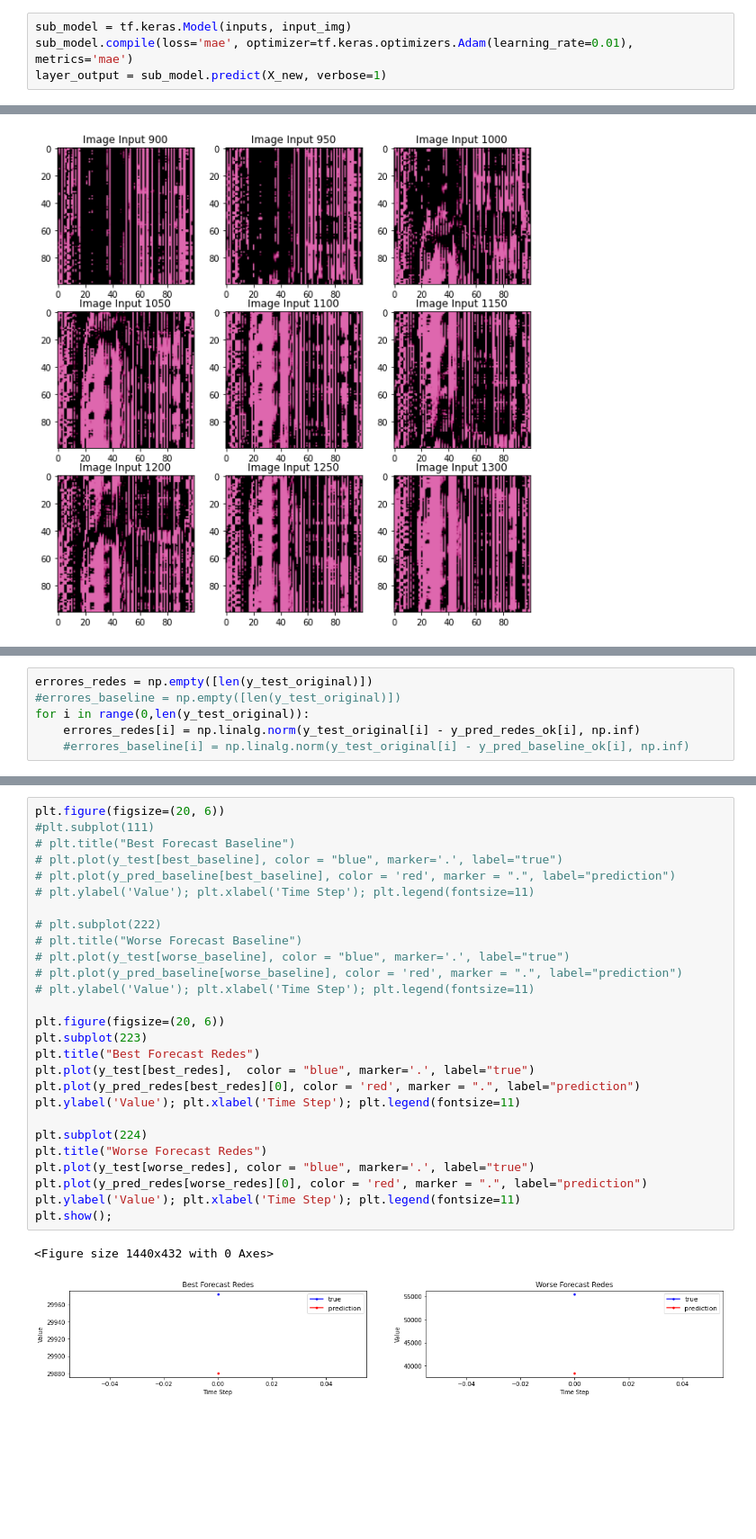
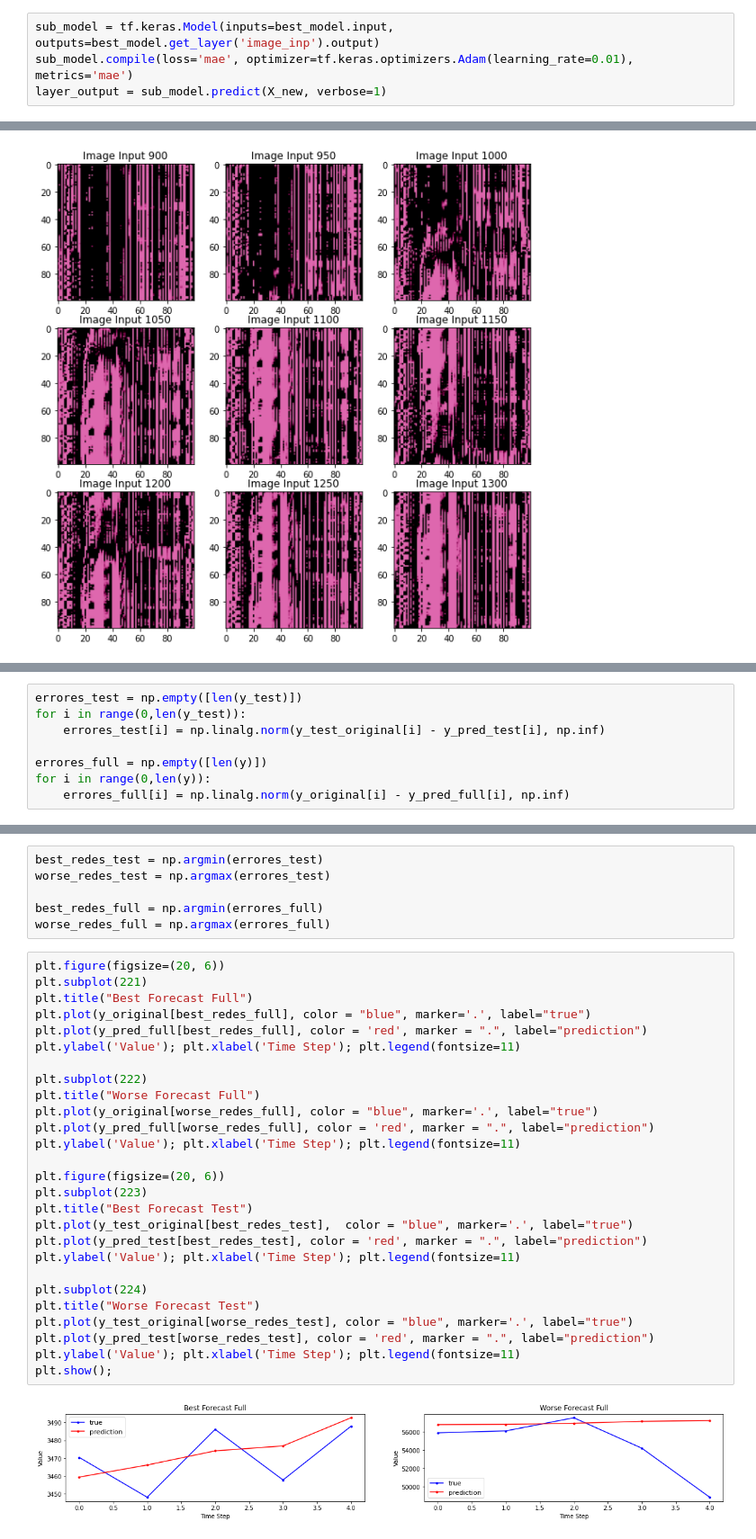
Before and after one commit to aldofranco91/Trading, a Jupyter notebook: Conv_Regression_ResNet_Jaime.ipynb, the cells around one changed output, grey strips where cells are left out. Shown at 90% size. Cells and saved outputs as stored; diff of their text form; blank space fills up the shorter version.

```diff
--- a/Conv_Regression_ResNet_Jaime.ipynb
+++ b/Conv_Regression_ResNet_Jaime.ipynb
@@ -397,5 +398,5 @@ Images created by the network
 # %%
-sub_model = tf.keras.Model(inputs, input_img)
+sub_model = tf.keras.Model(inputs=best_model.input, outputs=best_model.get_layer('image_inp').output)
 sub_model.compile(loss='mae', optimizer=tf.keras.optimizers.Adam(learning_rate=0.01), metrics='mae')
 layer_output = sub_model.predict(X_new, verbose=1)
 # %% [output]
@@ -458,7 +461,9 @@ y_pred_redes_ok = y_pred_redes
 # %%
-errores_redes = np.empty([len(y_test_original)])
-#errores_baseline = np.empty([len(y_test_original)])
-for i in range(0,len(y_test_original)):
-    errores_redes[i] = np.linalg.norm(y_test_original[i] - y_pred_redes_ok[i], np.inf)
-    #errores_baseline[i] = np.linalg.norm(y_test_original[i] - y_pred_baseline_ok[i], np.inf)
+errores_test = np.empty([len(y_test)])
+for i in range(0,len(y_test)):
+    errores_test[i] = np.linalg.norm(y_test_original[i] - y_pred_test[i], np.inf)
+
+errores_full = np.empty([len(y)])
+for i in range(0,len(y)):
+    errores_full[i] = np.linalg.norm(y_original[i] - y_pred_full[i], np.inf)
 # %%
@@ -499,30 +499,35 @@ Posicion peor Redes Model: 83
+# %%
+best_redes_test = np.argmin(errores_test)
+worse_redes_test = np.argmax(errores_test)
+
+best_redes_full = np.argmin(errores_full)
+worse_redes_full = np.argmax(errores_full)
 # %%
 plt.figure(figsize=(20, 6))
-#plt.subplot(111)
-# plt.title("Best Forecast Baseline")
-# plt.plot(y_test[best_baseline], color = "blue", marker='.', label="true")
-# plt.plot(y_pred_baseline[best_baseline], color = 'red', marker = ".", label="prediction")
-# plt.ylabel('Value'); plt.xlabel('Time Step'); plt.legend(fontsize=11)
+plt.subplot(221)
+plt.title("Best Forecast Full")
+plt.plot(y_original[best_redes_full], color = "blue", marker='.', label="true")
+plt.plot(y_pred_full[best_redes_full], color = 'red', marker = ".", label="prediction")
+plt.ylabel('Value'); plt.xlabel('Time Step'); plt.legend(fontsize=11)
 
-# plt.subplot(222)
-# plt.title("Worse Forecast Baseline")
-# plt.plot(y_test[worse_baseline], color = "blue", marker='.', label="true")
-# plt.plot(y_pred_baseline[worse_baseline], color = 'red', marker = ".", label="prediction")
-# plt.ylabel('Value'); plt.xlabel('Time Step'); plt.legend(fontsize=11)
+plt.subplot(222)
+plt.title("Worse Forecast Full")
+plt.plot(y_original[worse_redes_full], color = "blue", marker='.', label="true")
+plt.plot(y_pred_full[worse_redes_full], color = 'red', marker = ".", label="prediction")
+plt.ylabel('Value'); plt.xlabel('Time Step'); plt.legend(fontsize=11)
 
 plt.figure(figsize=(20, 6))
 plt.subplot(223)
-plt.title("Best Forecast Redes")
-plt.plot(y_test[best_redes],  color = "blue", marker='.', label="true")
-plt.plot(y_pred_redes[best_redes][0], color = 'red', marker = ".", label="prediction")
+plt.title("Best Forecast Test")
+plt.plot(y_test_original[best_redes_test],  color = "blue", marker='.', label="true")
+plt.plot(y_pred_test[best_redes_test], color = 'red', marker = ".", label="prediction")
 plt.ylabel('Value'); plt.xlabel('Time Step'); plt.legend(fontsize=11)
 
 plt.subplot(224)
-plt.title("Worse Forecast Redes")
-plt.plot(y_test[worse_redes], color = "blue", marker='.', label="true")
-plt.plot(y_pred_redes[worse_redes][0], color = 'red', marker = ".", label="prediction")
+plt.title("Worse Forecast Test")
+plt.plot(y_test_original[worse_redes_test], color = "blue", marker='.', label="true")
+plt.plot(y_pred_test[worse_redes_test], color = 'red', marker = ".", label="prediction")
 plt.ylabel('Value'); plt.xlabel('Time Step'); plt.legend(fontsize=11)
 plt.show();
 # %% [output]
-<Figure size 1440x432 with 0 Axes>
-[figure, old version]
+[figure, new version]
```
Also changed, not shown: parts of 27 cells of this notebook.
